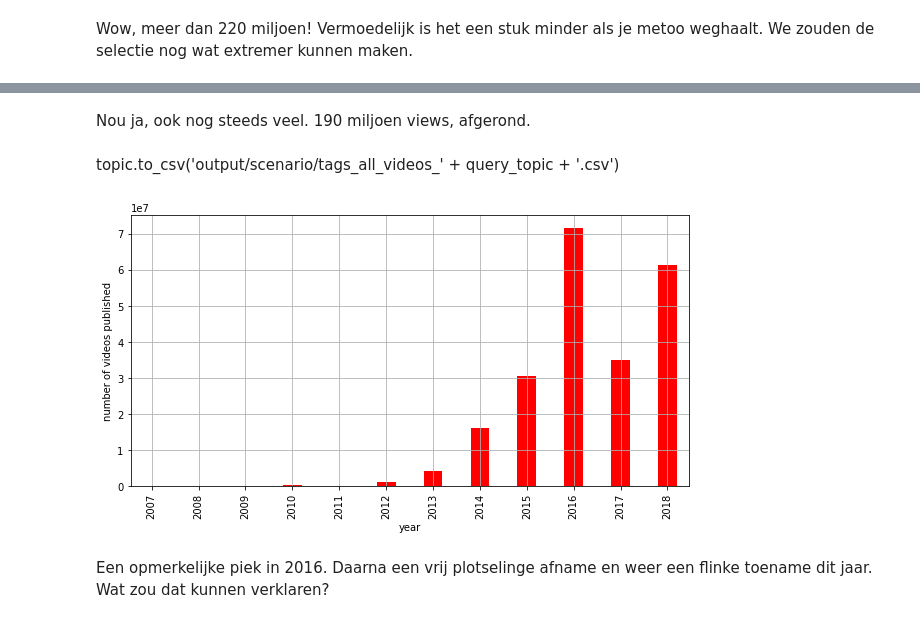
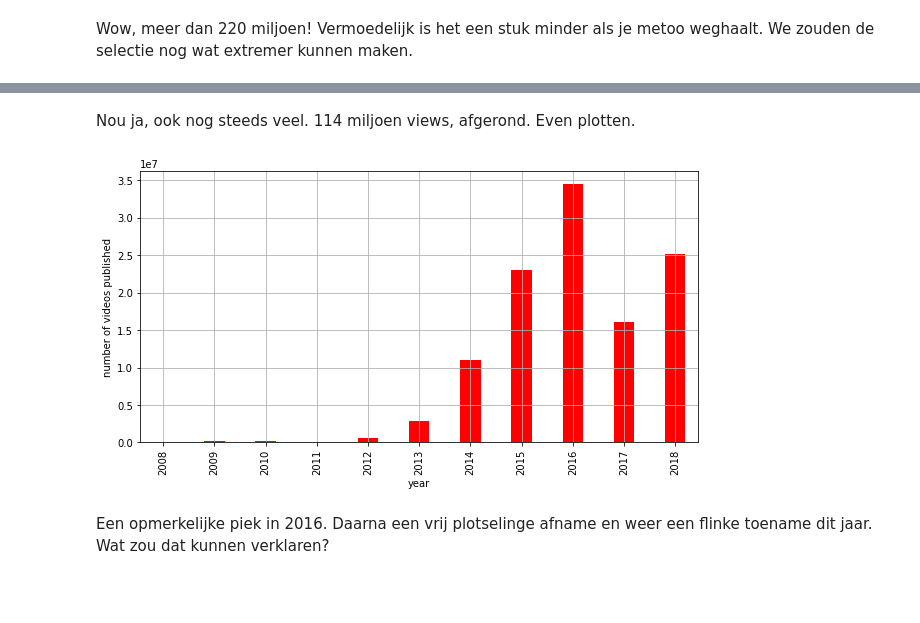
Before and after one commit to decorrespondent/youtube_extremism, a Jupyter notebook: Notebooks/scenario.ipynb, the cells around one changed output, grey strips where cells are left out. Saved outputs shown, nothing was run; the diff lists cells and outputs as text; code cells hidden in the pictures; blank space fills up the shorter version.

Commit message:
added functions to scenario

```diff
--- a/Notebooks/scenario.ipynb
+++ b/Notebooks/scenario.ipynb
@@ -367,0 +325,27 @@ Je kunt de gapminder-file [hier](https://drive.google.com/open?id=1g_7d73CTTffv4
+# %%
+spheres = ['right', 'nl_right', 'left']
+channel_history = pd.DataFrame()
+
+for sphere in spheres:
+    if sphere == 'nl_right':
+        write_sphere = 'nl_right'
+        path = config.PATH_NL
+    elif sphere == 'left':
+        write_sphere = 'left'
+        path = config.PATH_LEFT
+    elif sphere == 'right':
+        write_sphere = 'right'
+        path = config.PATH_RIGHT
+    else:
+        print('no valid sphere')
+
+    videos = pd.read_csv(path + 'videos_' + sphere + '.csv', encoding='latin-1')
+    videos = sf.add_years_months_to_videos(videos)
+    videos['sphere'] = write_sphere
+    channel_history = channel_history.append(videos, sort=False)
+
+vids_grouped = channel_history.groupby(['video_channel_title', 'yearmonth', 'sphere']) \
+                                        [['video_view_count',
+                                        'video_comment_count',
+                                        'video_likes_count'
+                                        ]].agg('sum')
@@ -419,9 +407,8 @@ topic.video_view_count.sum()
 Wow, meer dan 220 miljoen! Vermoedelijk is het een stuk minder als je metoo weghaalt. We zouden de selectie nog wat extremer kunnen maken.
 # %%
 query_more_extreme = ['mgtow', '^rape', 'rape cultur','proud boys', 'incel',
-         'pickup arti', 'rooshv', "men's right",
-         '^men rights', 'manospher', 'hypergam',
+         'pickup arti', 'rooshv', 'manospher', 'hypergam',
          'gynocentr', 'briffault', 'gold digg', 'whores',
-         'vagina', 'parasitic women', 'mens righ',
+         'vagina', 'parasitic women',
          'alpha fucks', 'misandry', 'alfa fux'
         ]
@@ -435,0 +415,2 @@ len(topic_more_extreme)
+# %%
+topic_more_extreme = sf.topic_filter(videos_right, query_more_extreme, query_topic)
@@ -440,21 +423,8 @@ topic_more_extreme.video_view_count.sum()
 # %% [markdown]
-Nou ja, ook nog steeds veel. 190 miljoen views, afgerond.
+Nou ja, ook nog steeds veel. 114 miljoen views, afgerond. Even plotten.
-# %% [markdown]
-topic.to_csv('output/scenario/tags_all_videos_' + query_topic + '.csv')
-# %%
-views_per_year = topic.groupby(['year'])['video_view_count'].agg('sum')
-
-fig = plt.figure(figsize=(10,5)) # Create matplotlib figure
-
-width = 0.4
-ax = fig.add_subplot(111)
-
-views_per_year.plot(kind='bar', color='red', width=width, grid=True)
-ax.set_ylabel('number of videos published')
-ax.set_xlabel('year')
-
-plt.show()
-# %% [output]
-[figure, removed]
+# %%
+sf.plot_views_per_year(topic_more_extreme)
+# %% [output]
+[figure, added]
 # %% [markdown]
 Een opmerkelijke piek in 2016. Daarna een vrij plotselinge afname en weer een flinke toename dit jaar. Wat zou dat kunnen verklaren?
```
Also changed, not shown: parts of 154 cells of this notebook, 2 other files.
